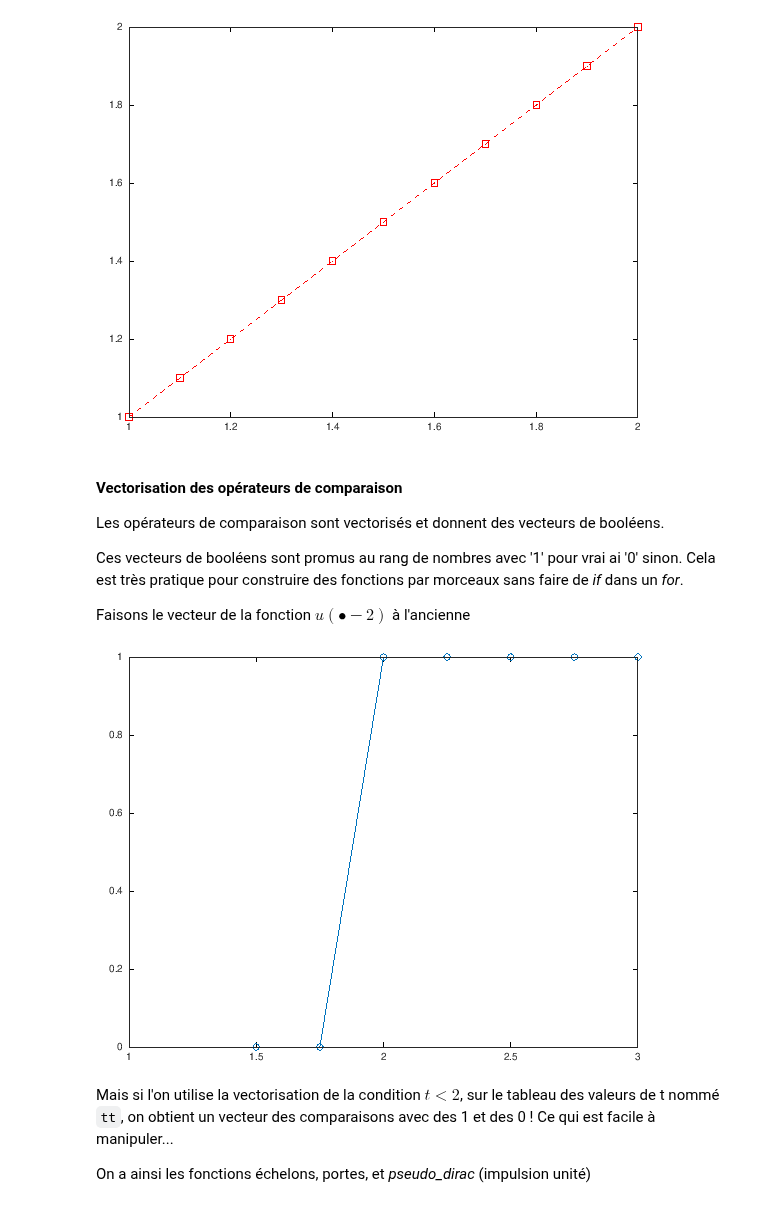
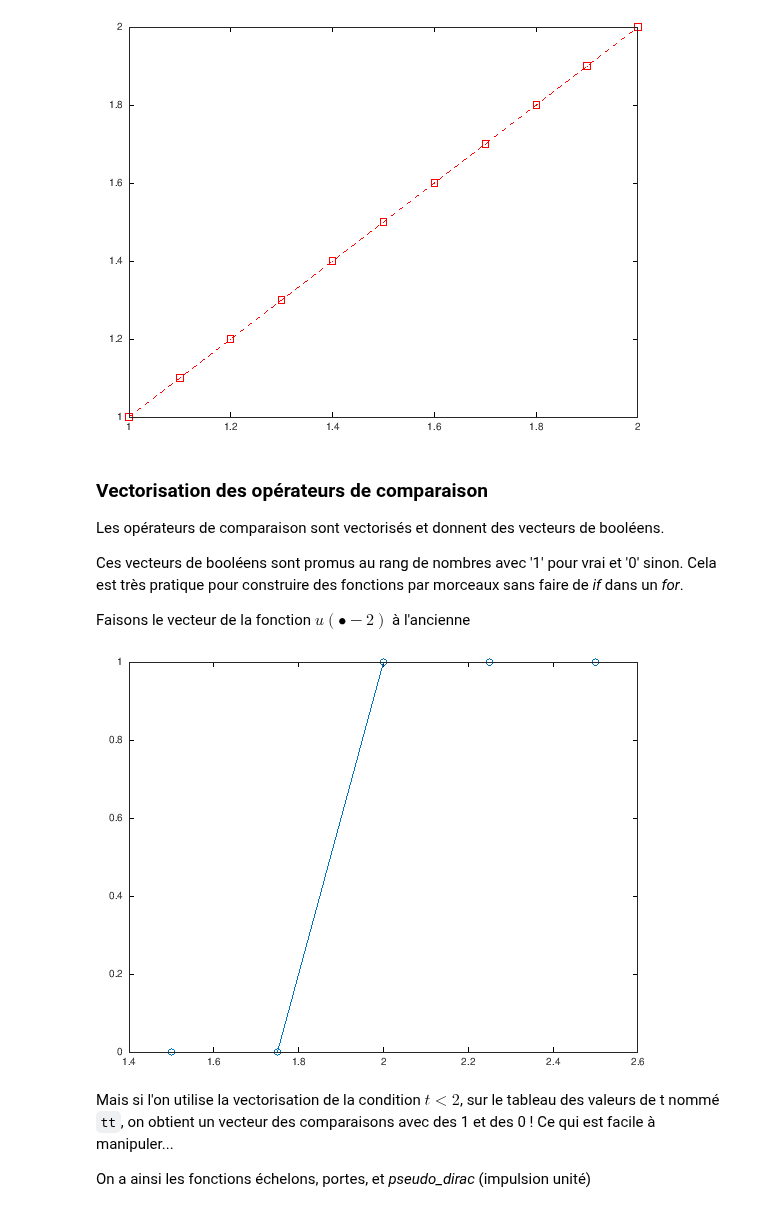
Before and after one commit to balaise31/Signal, a Jupyter notebook: continu/tp/OCT/OCT1_intro.ipynb, the cells around one changed output. Drawn from its saved outputs; the diff is of its cells as text; code cells hidden in the pictures.

Commit message:
OCT0 et OCT1 avec corrigé dans les cellules cachées

```diff
--- a/continu/tp/OCT/OCT1_intro.ipynb
+++ b/continu/tp/OCT/OCT1_intro.ipynb
@@ -341,0 +397,7 @@ Inutile de balayer un tableau 1D avec une boucle...
+# %%
+% VOTRE CODE
+t=-5:0.5:5 % à vous de modifier
+N = length(t)
+u = ones(N,1)
+somme_matricielle = t*u        % ligne (1,N) x (N,1) en colonne = (1,1) scalaire
+somme_sum =sum(t)
@@ -380,0 +466,12 @@ plot(x=tt, y=s_de_t, fmt='-+') ; %% style avec des + reliés par une ligne
+# %%
+Te=0.1;
+%% MODIFER pour redéfinir le vecteur temps tt de 1 à 2 par pas de Te=0.1
+tt=1:Te:2;
+
+%% ADAPTER la boucle avec la fonction length
+for id = 1:length(tt)
+    t = tt(id); % ; pour ne pas afficher
+    s_de_t(id)=sin(2*pi*t);
+end
+
+plot(x=tt, y=s_de_t, fmt='-+') ; %% style avec des + reliés par une ligne
@@ -410,29 +521,29 @@ plot(tt, s_de_t , "rs--") %Read Squares reliés par des tirets
 # %% [output]
 [figure]
 # %% [markdown]
-#### Vectorisation des opérateurs de comparaison
+### Vectorisation des opérateurs de comparaison
 Les opérateurs de comparaison sont vectorisés et donnent des vecteurs de booléens.
 
-Ces vecteurs de booléens sont promus au rang de nombres avec '1' pour vrai ai '0' sinon.
+Ces vecteurs de booléens sont promus au rang de nombres avec '1' pour vrai et '0' sinon.
 Cela est très pratique pour construire des fonctions par morceaux sans faire de *if* dans un *for*.
 
 Faisons le vecteur de la fonction $u(\bullet-2)$ à l'ancienne
 # %%
 clear s_de_t
 
-tt=1.5:0.25:3 ;
+tt=1.5:0.25:2.5 ;
 
 for id=1:length(tt)
     t = tt(id);
     if (t<2)
         s_de_t(id) = 0;
     else
         s_de_t(id) = 1;
     end
 end
 plot(tt,s_de_t,'o-')
 # %% [output]
-[figure, old version]
+[figure, new version]
 # %% [markdown]
 Mais si l'on utilise la vectorisation de la condition $t<2$, sur le tableau des valeurs de t nommé `tt`, on obtient un vecteur des comparaisons avec des 1 et des 0 !
 Ce qui est facile à manipuler...
```
Also changed, not shown: parts of 51 cells of this notebook, 5 other files.
